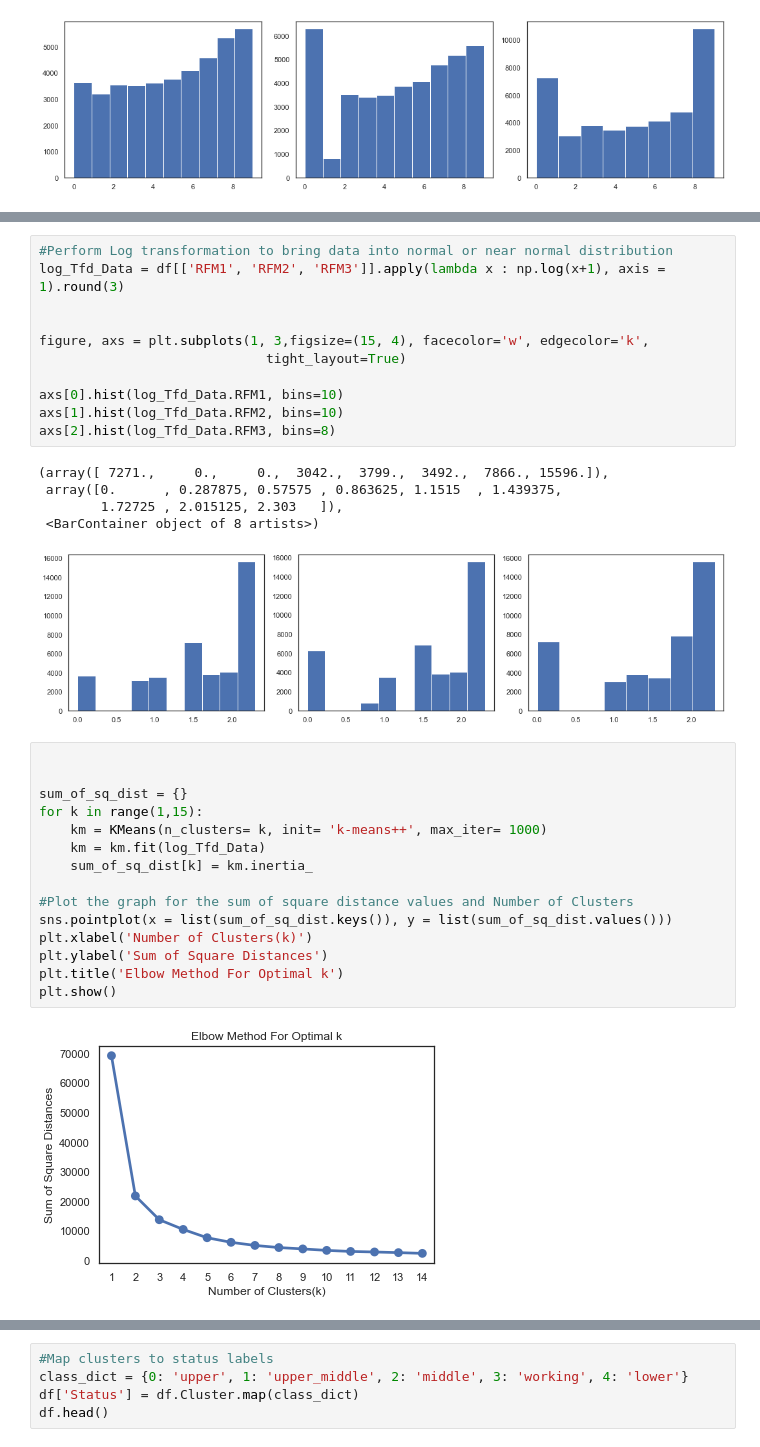
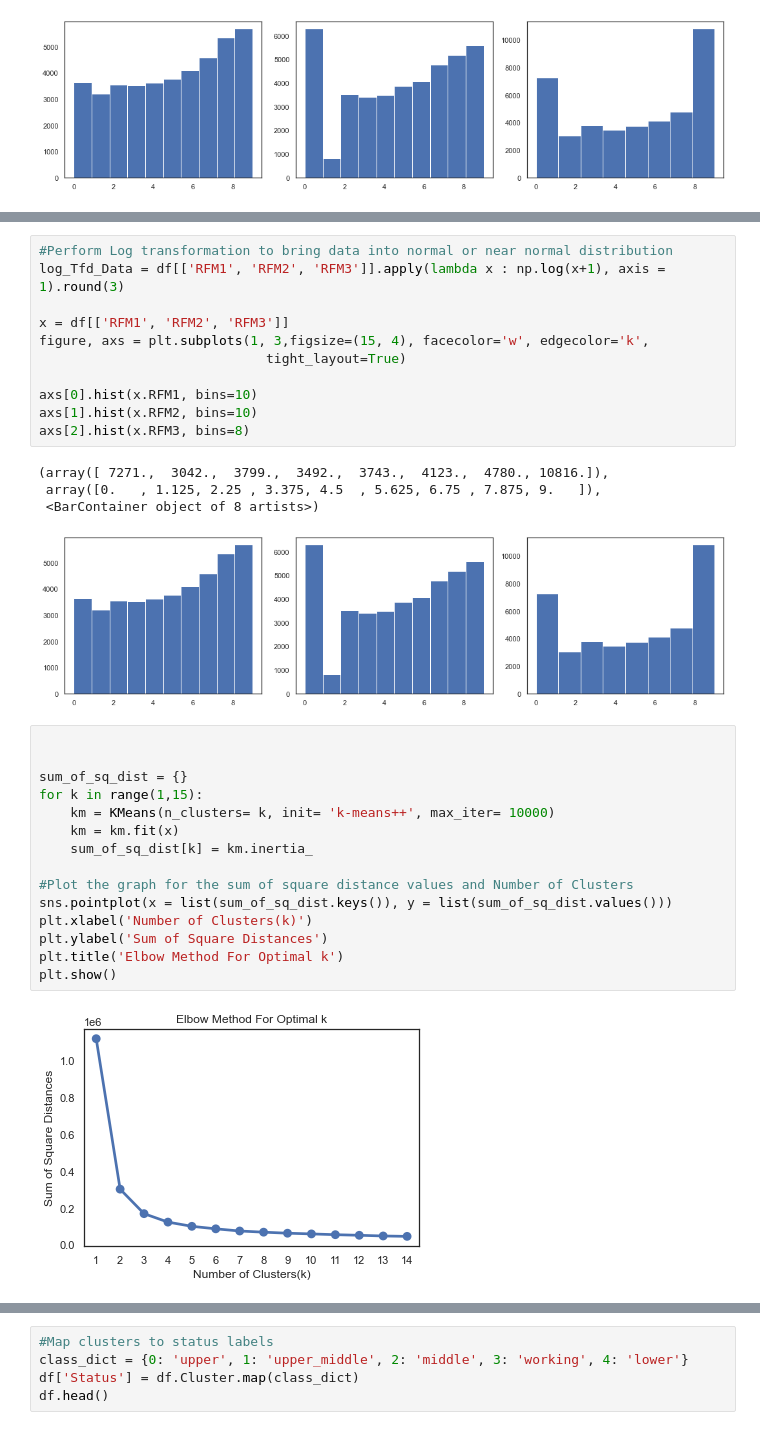
Before and after one commit to diana-kungu/E-commerce-RFM-Analysis, a Jupyter notebook: zcta.ipynb, the cells around one changed output, grey strips where cells are left out. Drawn from its saved outputs; the diff is of its cells as text.

```diff
--- a/zcta.ipynb
+++ b/zcta.ipynb
@@ -120,35 +119,34 @@ df
 #Perform Log transformation to bring data into normal or near normal distribution
 log_Tfd_Data = df[['RFM1', 'RFM2', 'RFM3']].apply(lambda x : np.log(x+1), axis = 1).round(3)
 
-
+x = df[['RFM1', 'RFM2', 'RFM3']]
 figure, axs = plt.subplots(1, 3,figsize=(15, 4), facecolor='w', edgecolor='k',
                              tight_layout=True)
 
-axs[0].hist(log_Tfd_Data.RFM1, bins=10)
-axs[1].hist(log_Tfd_Data.RFM2, bins=10)
-axs[2].hist(log_Tfd_Data.RFM3, bins=8)
+axs[0].hist(x.RFM1, bins=10)
+axs[1].hist(x.RFM2, bins=10)
+axs[2].hist(x.RFM3, bins=8)
 # %% [output]
-(array([ 7271.,     0.,     0.,  3042.,  3799.,  3492.,  7866., 15596.]),
- array([0.      , 0.287875, 0.57575 , 0.863625, 1.1515  , 1.439375,
-        1.72725 , 2.015125, 2.303   ]),
+(array([ 7271.,  3042.,  3799.,  3492.,  3743.,  4123.,  4780., 10816.]),
+ array([0.   , 1.125, 2.25 , 3.375, 4.5  , 5.625, 6.75 , 7.875, 9.   ]),
  <BarContainer object of 8 artists>)
-[figure, old version]
+[figure, new version]
 # %%
 
 
 sum_of_sq_dist = {}
 for k in range(1,15):
-    km = KMeans(n_clusters= k, init= 'k-means++', max_iter= 1000)
-    km = km.fit(log_Tfd_Data)
+    km = KMeans(n_clusters= k, init= 'k-means++', max_iter= 10000)
+    km = km.fit(x)
     sum_of_sq_dist[k] = km.inertia_
 
 #Plot the graph for the sum of square distance values and Number of Clusters
 sns.pointplot(x = list(sum_of_sq_dist.keys()), y = list(sum_of_sq_dist.values()))
 plt.xlabel('Number of Clusters(k)')
 plt.ylabel('Sum of Square Distances')
 plt.title('Elbow Method For Optimal k')
 plt.show()
 # %% [output]
-[figure, old version]
+[figure, new version]
 # %%
 #Perform K-Mean Clustering or build the K-Means clustering model
```
Also changed, not shown: parts of 4 cells of this notebook.
